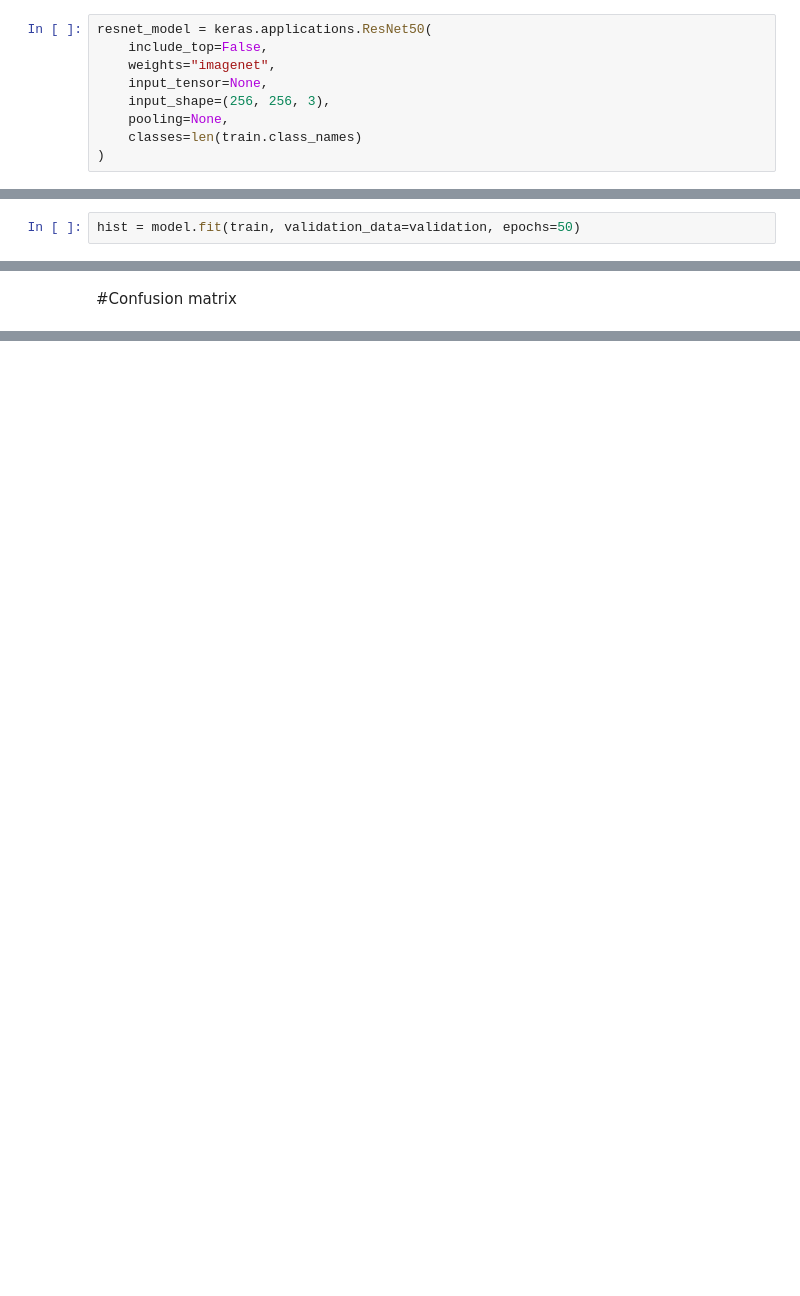
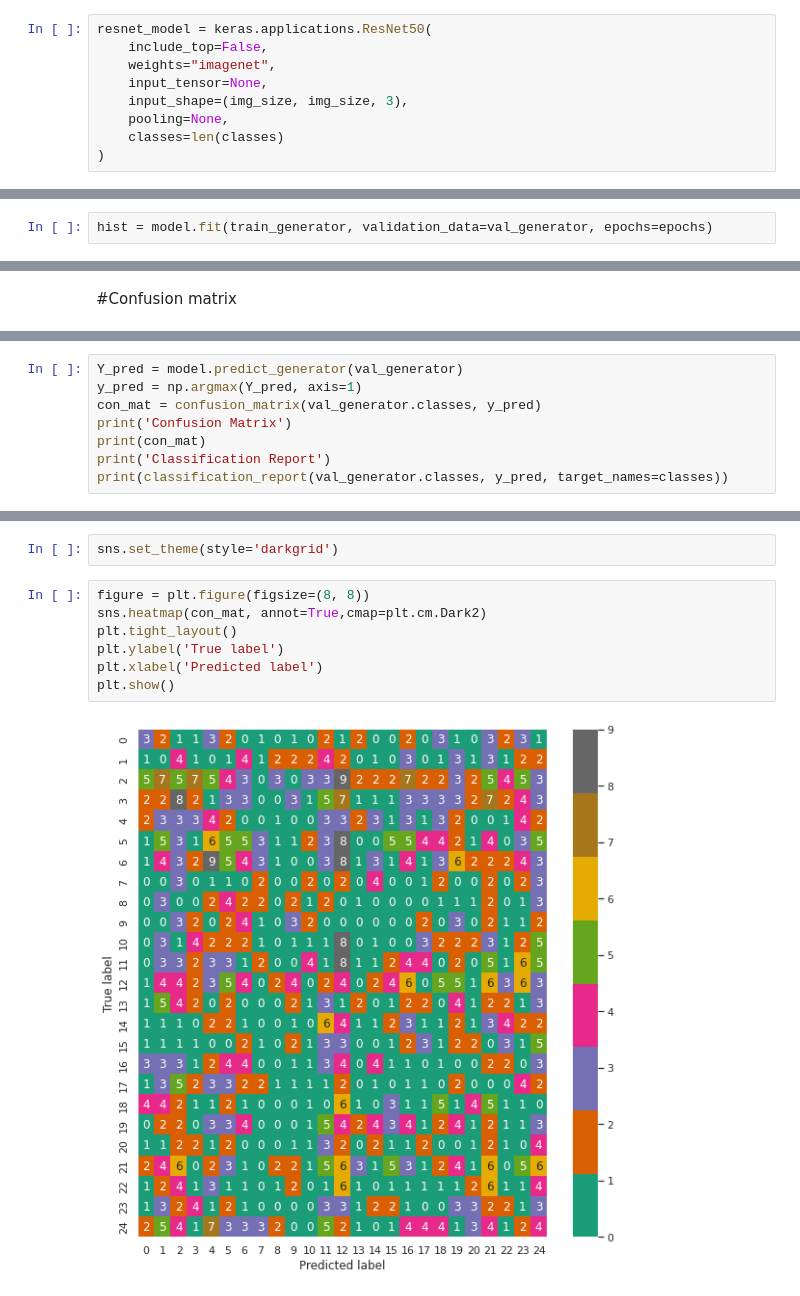
Before and after one commit to zualexander/mai-aiapp-computer-vision, a Jupyter notebook: mai_computer_vision_experiment_1.ipynb, the cells around one changed output, grey strips where cells are left out. Drawn from its saved outputs; the diff is of its cells as text; blank space fills up the shorter version.

```diff
--- a/mai_computer_vision_experiment_1.ipynb
+++ b/mai_computer_vision_experiment_1.ipynb
@@ -100,9 +131,9 @@ resnet_model = keras.applications.ResNet50(
     include_top=False,
     weights="imagenet",
     input_tensor=None,
-    input_shape=(256, 256, 3),
+    input_shape=(img_size, img_size, 3),
     pooling=None,
-    classes=len(train.class_names)
+    classes=len(classes)
 )
 # %% [output]
 Downloading data from https://storage.googleapis.com/tensorflow/keras-applications/resnet/resnet50_weights_tf_dim_ordering_tf_kernels_notop.h5
@@ -138,2 +211,2 @@ keras.utils.plot_model(model,show_shapes=True)
 # %%
-hist = model.fit(train, validation_data=validation, epochs=50)
+hist = model.fit(train_generator, validation_data=val_generator, epochs=epochs)
@@ -158,0 +256,8 @@ y_predict = model.predict(valdiation)
+# %%
+Y_pred = model.predict_generator(val_generator)
+y_pred = np.argmax(Y_pred, axis=1)
+con_mat = confusion_matrix(val_generator.classes, y_pred)
+print('Confusion Matrix')
+print(con_mat)
+print('Classification Report')
+print(classification_report(val_generator.classes, y_pred, target_names=classes))
@@ -158,0 +284,11 @@ y_predict = model.predict(valdiation)
+# %%
+sns.set_theme(style='darkgrid')
+# %%
+figure = plt.figure(figsize=(8, 8))
+sns.heatmap(con_mat, annot=True,cmap=plt.cm.Dark2)
+plt.tight_layout()
+plt.ylabel('True label')
+plt.xlabel('Predicted label')
+plt.show()
+# %% [output]
+[figure, added]
```
Also changed, not shown: parts of 22 cells of this notebook.
